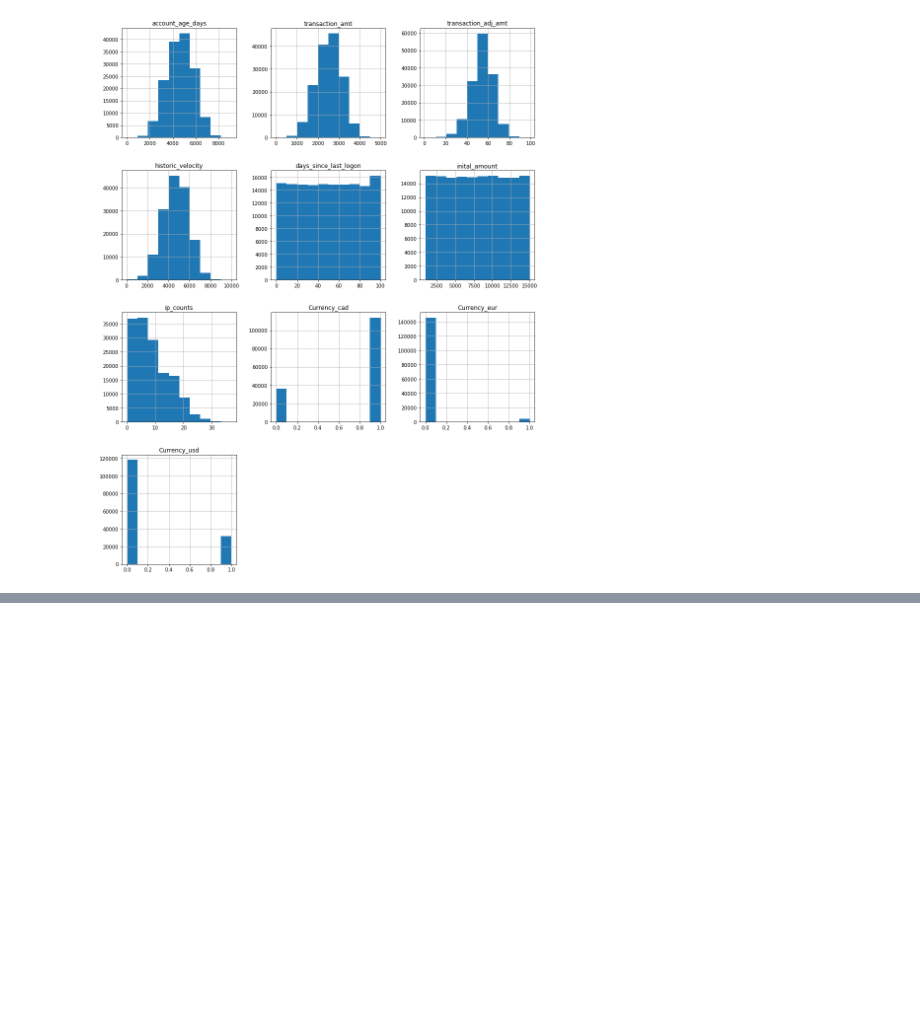
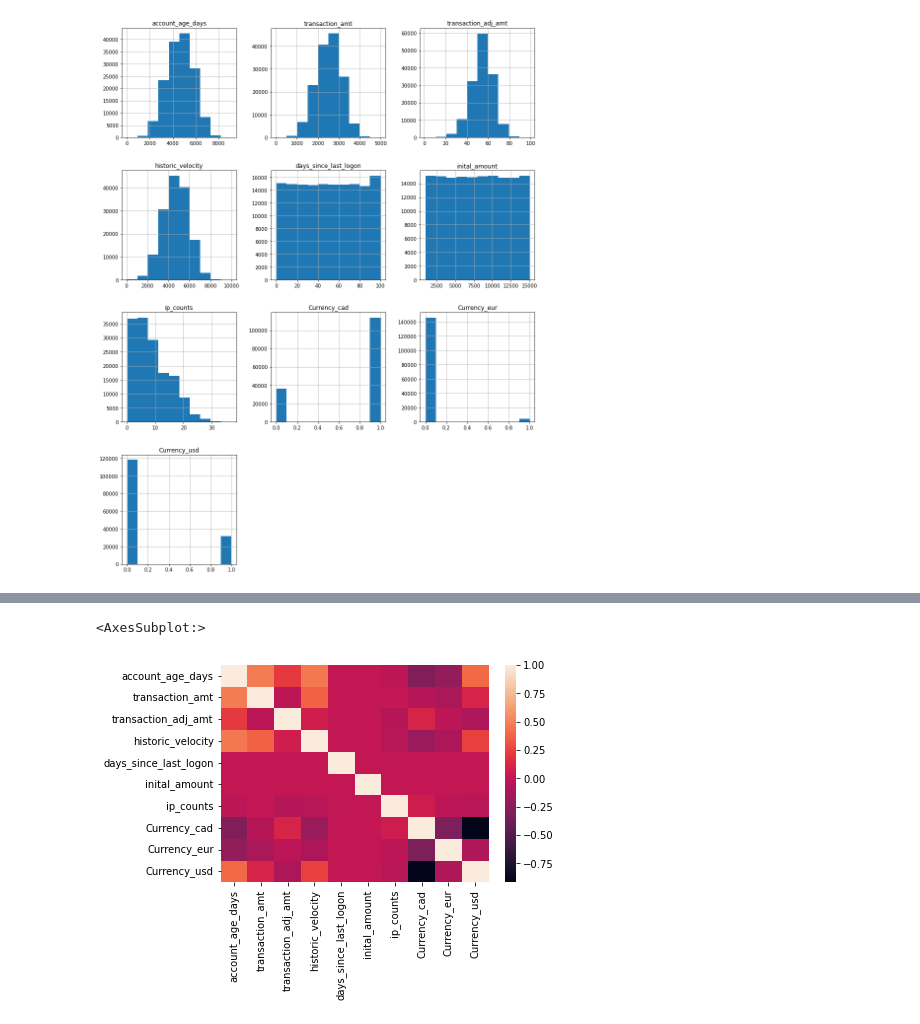
Before and after one commit to feifeikong/Fraud_Detection_Capstone, a Jupyter notebook: Capstone 3 - Data Wrangling & EDA.ipynb, the cells around one changed output, grey strips where cells are left out. Saved outputs shown, nothing was run; the diff lists cells and outputs as text; code cells hidden in the pictures; blank space fills up the shorter version.

Commit message:
added heatmap and correlations

```diff
--- a/Capstone 3 - Data Wrangling & EDA.ipynb
+++ b/Capstone 3 - Data Wrangling & EDA.ipynb
@@ -208,0 +216,5 @@ Writing file.  "./data/data_cleaned.csv"
+# %%
+sns.heatmap(data_raw.corr())
+# %% [output]
+<AxesSubplot:>
+[figure, added]
```
Also changed, not shown: parts of 8 cells of this notebook.
